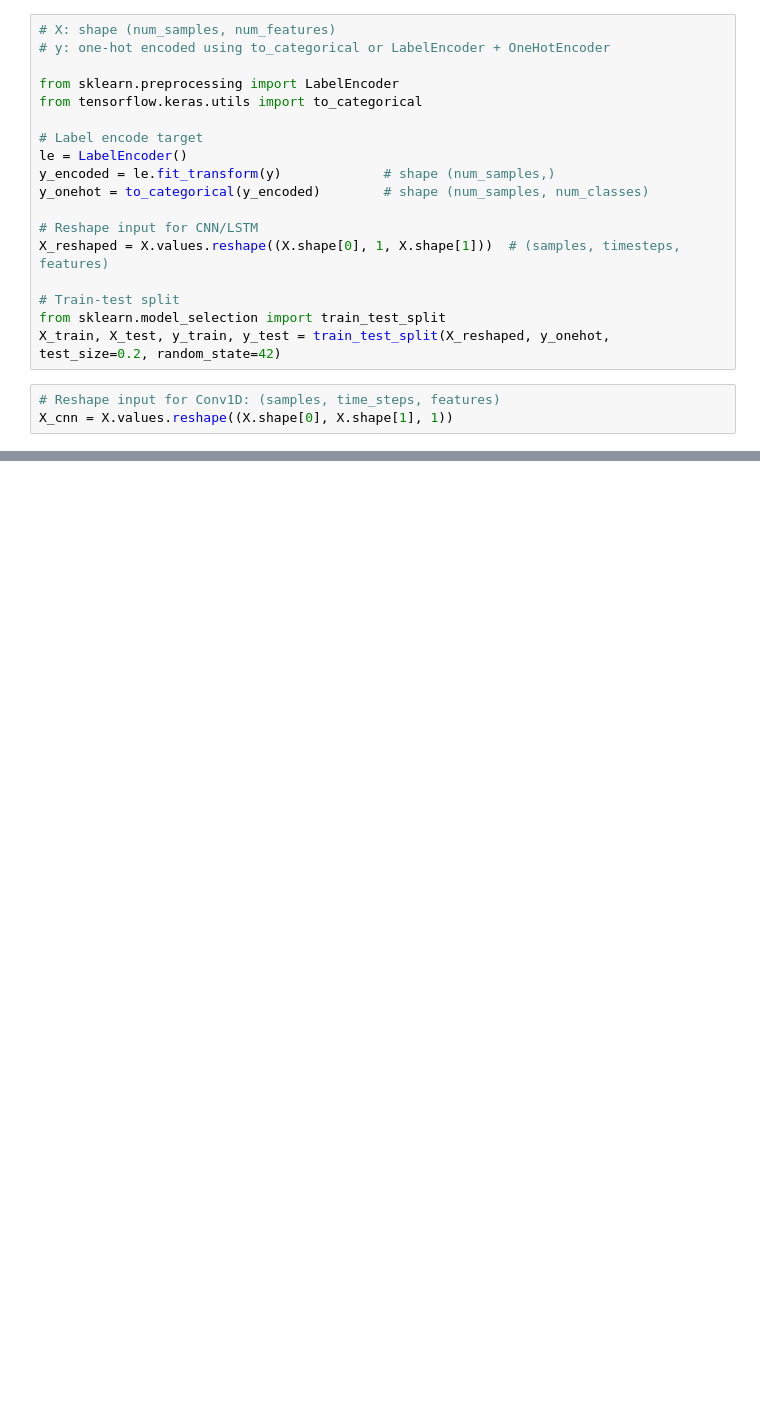
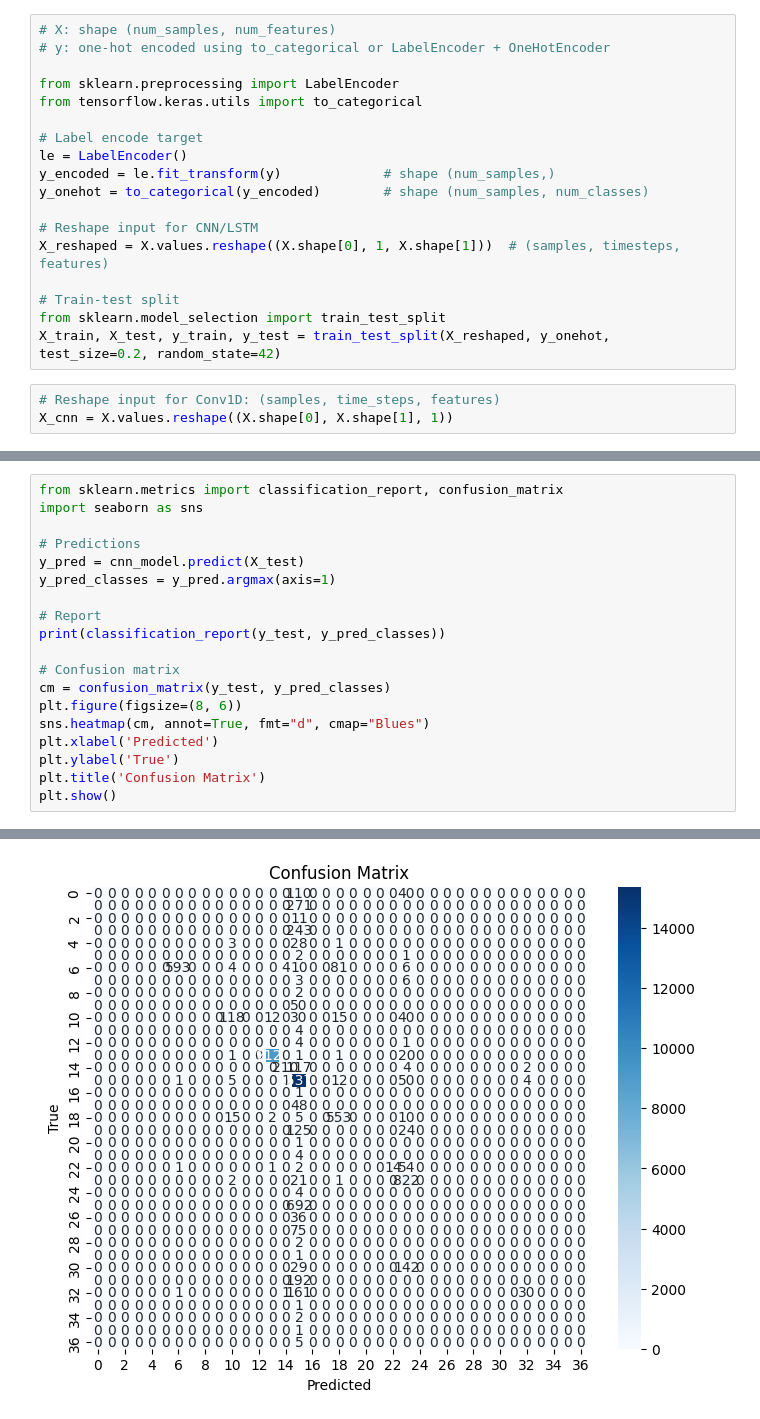
Before and after one commit to Hacxmr/Cyber_Threat_Detection, a Jupyter notebook: Avishkar.ipynb, the cells around one changed output, grey strips where cells are left out. Cells and saved outputs as stored; diff of their text form; blank space fills up the shorter version.

```diff
--- a/Avishkar.ipynb
+++ b/Avishkar.ipynb
@@ -1120,0 +1269,20 @@ IndexError: tuple index out of range
+# %%
+from sklearn.metrics import classification_report, confusion_matrix
+import seaborn as sns
+
+# Predictions
+y_pred = cnn_model.predict(X_test)
+y_pred_classes = y_pred.argmax(axis=1)
+
+# Report
+print(classification_report(y_test, y_pred_classes))
+
+# Confusion matrix
+cm = confusion_matrix(y_test, y_pred_classes)
+plt.figure(figsize=(8, 6))
+sns.heatmap(cm, annot=True, fmt="d", cmap="Blues")
+plt.xlabel('Predicted')
+plt.ylabel('True')
+plt.title('Confusion Matrix')
+plt.show()
+# %% [output]
@@ -1120,0 +1307 @@ IndexError: tuple index out of range
+[figure, added]
```
Also changed, not shown: parts of 12 cells of this notebook.
